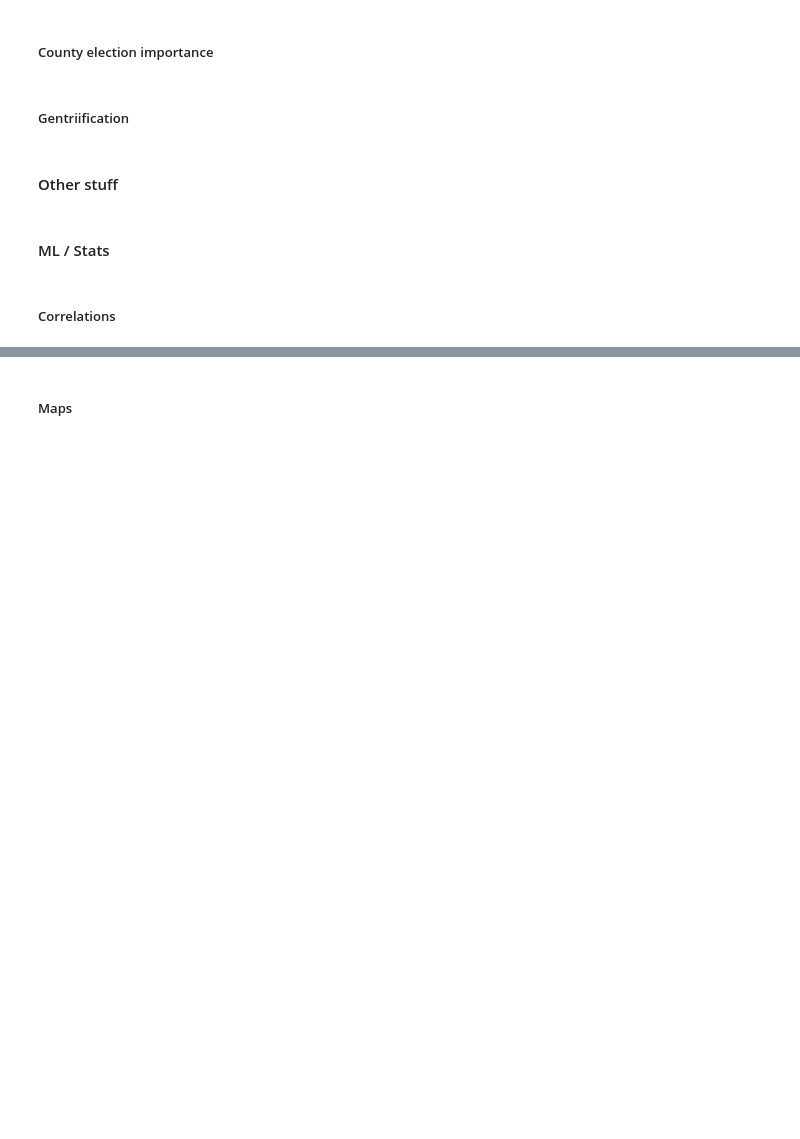
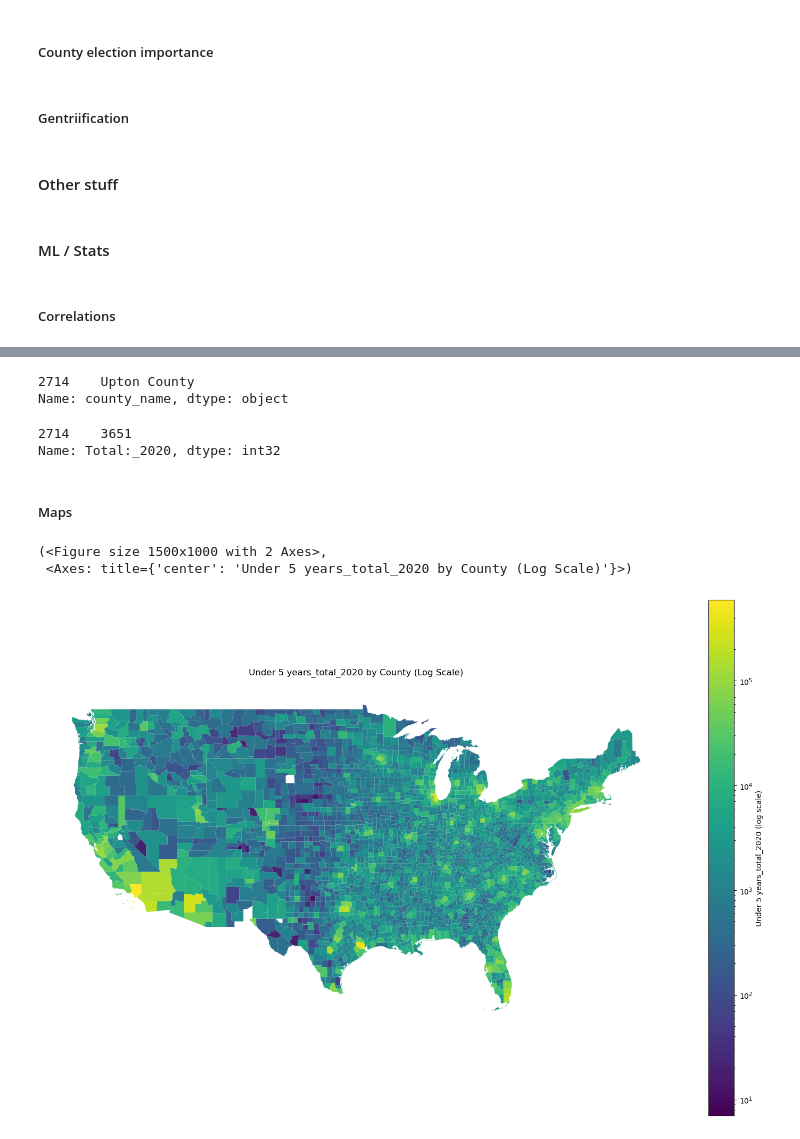
Before and after one commit to cake-dev/county_demographics_elections, a Jupyter notebook: us_counties/analysis_counties.ipynb, the cells around one changed output, grey strips where cells are left out. Cells and saved outputs as stored; diff of their text form; code cells hidden in the pictures; blank space fills up the shorter version.

```diff
--- a/us_counties/analysis_counties.ipynb
+++ b/us_counties/analysis_counties.ipynb
@@ -1992,6 +1910,18 @@ RMSE: 0.0239
 # show columns with religion in the name
 religion_columns = [col for col in county_dataframe.columns if 'muslim' in col]
 print(religion_columns)
+# %%
+# show row where religion_jehovahs_witnesses_percent_adherents_of_total_population is max
+max_row = county_dataframe[county_dataframe['religion_jehovahs_witnesses_percent_adherents_of_total_population'] == county_dataframe['religion_jehovahs_witnesses_percent_adherents_of_total_population'].max()]
+max_row.county_name
+# %% [output]
+2714    Upton County
+Name: county_name, dtype: object
+# %%
+max_row['Total:_2020']
+# %% [output]
+2714    3651
+Name: Total:_2020, dtype: int32
 # %% [markdown]
 ##### Maps
 # %%
@@ -2090,4 +2020,8 @@ def plot_choropleth(
 
     return fig, ax
 # %%
-plot_choropleth(census_election_data, 'winner_2016_numeric', scale='linear', cmap='viridis')
+plot_choropleth(census_election_data, 'Under 5 years_total_2020', scale='log', cmap='viridis')
+# %% [output]
+(<Figure size 1500x1000 with 2 Axes>,
+ <Axes: title={'center': 'Under 5 years_total_2020 by County (Log Scale)'}>)
+[figure, added]
```
Also changed, not shown: parts of 2 cells of this notebook.
